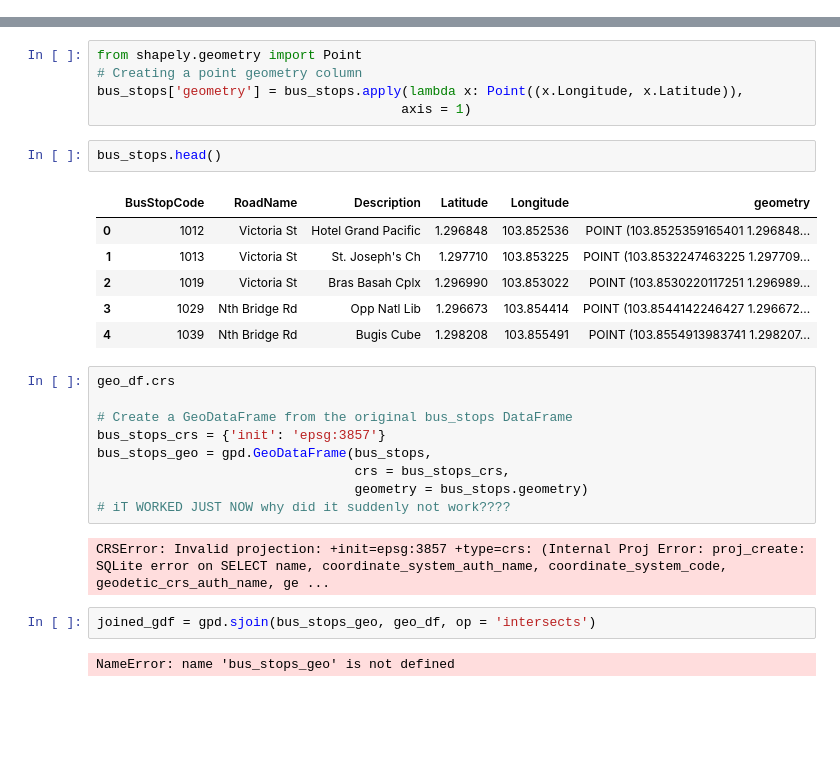
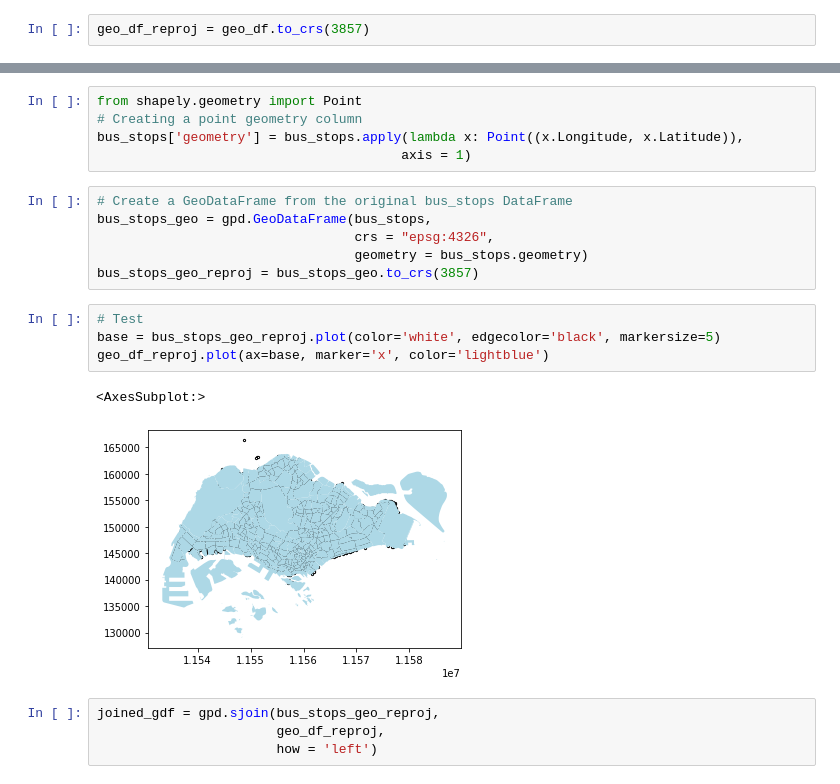
Before and after one commit to aanghs22/gitnetwork, a Jupyter notebook: Documents/GIT Project/Shape file.ipynb, the cells around one changed output, grey strips where cells are left out. Drawn from its saved outputs; the diff is of its cells as text; blank space fills up the shorter version.

```diff
--- a/Documents/GIT Project/Shape file.ipynb
+++ b/Documents/GIT Project/Shape file.ipynb
@@ -25,3 +25,5 @@ legend_keys = {'title': 'Subzones', 'loc': 'upper left', 'bbox_to_anchor': (1, 1
 subzones = geo_df.plot(column = 'SUBZONE_N', cmap = 'Set3', legend = True, legend_kwds = legend_keys)
 # %% [output]
 [figure]
+# %%
+geo_df_reproj = geo_df.to_crs(3857)
@@ -32,27 +41,20 @@ from shapely.geometry import Point
 # Creating a point geometry column
 bus_stops['geometry'] = bus_stops.apply(lambda x: Point((x.Longitude, x.Latitude)),
                                        axis = 1)
-# %%
-bus_stops.head()
-# %% [output]
-|  | BusStopCode | RoadName | Description | Latitude | Longitude | geometry |
-| 0 | 1012 | Victoria St | Hotel Grand Pacific | 1.296848 | 103.852536 | POINT (103.8525359165401 1.296848... |
-| 1 | 1013 | Victoria St | St. Joseph's Ch | 1.297710 | 103.853225 | POINT (103.8532247463225 1.297709... |
-| 2 | 1019 | Victoria St | Bras Basah Cplx | 1.296990 | 103.853022 | POINT (103.8530220117251 1.296989... |
-| 3 | 1029 | Nth Bridge Rd | Opp Natl Lib | 1.296673 | 103.854414 | POINT (103.8544142246427 1.296672... |
-| 4 | 1039 | Nth Bridge Rd | Bugis Cube | 1.298208 | 103.855491 | POINT (103.8554913983741 1.298207... |
 # %%
-geo_df.crs
-
 # Create a GeoDataFrame from the original bus_stops DataFrame
-bus_stops_crs = {'init': 'epsg:3857'}
 bus_stops_geo = gpd.GeoDataFrame(bus_stops,
-                                 crs = bus_stops_crs,
+                                 crs = "epsg:4326",
                                  geometry = bus_stops.geometry)
-# iT WORKED JUST NOW why did it suddenly not work????
+bus_stops_geo_reproj = bus_stops_geo.to_crs(3857)
-# %% [output]
-CRSError: Invalid projection: +init=epsg:3857 +type=crs: (Internal Proj Error: proj_create: SQLite error on SELECT name, coordinate_system_auth_name, coordinate_system_code, geodetic_crs_auth_name, ge ...
+# %%
+# Test
+base = bus_stops_geo_reproj.plot(color='white', edgecolor='black', markersize=5)
+geo_df_reproj.plot(ax=base, marker='x', color='lightblue')
+# %% [output]
+<AxesSubplot:>
+[figure, added]
 # %%
-joined_gdf = gpd.sjoin(bus_stops_geo, geo_df, op = 'intersects')
+joined_gdf = gpd.sjoin(bus_stops_geo_reproj,
+                       geo_df_reproj,
+                       how = 'left')
-# %% [output]
-NameError: name 'bus_stops_geo' is not defined
```
Also changed, not shown: parts of 25 cells of this notebook.
